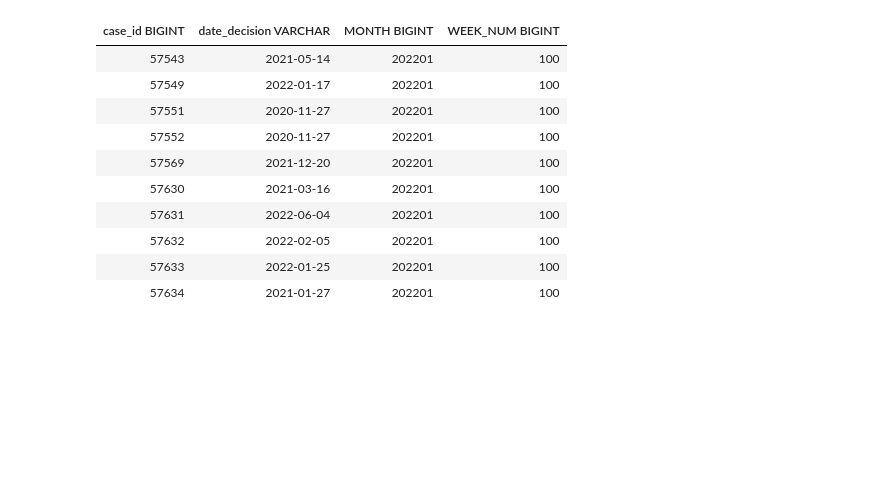
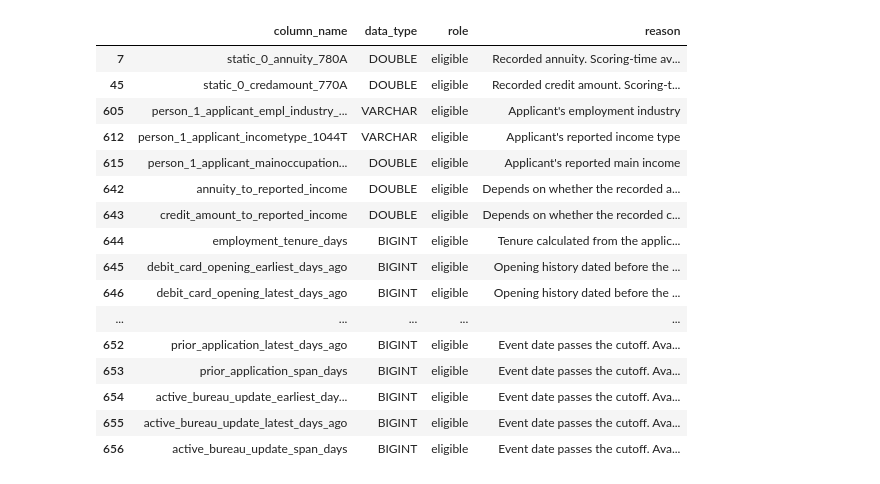
Before and after one commit to GeorgiusBE/mlops-credit-risk, a Jupyter notebook: data_preprocessing/4_model_input_validation.ipynb, the cells around one changed output. Saved outputs shown, nothing was run; the diff lists cells and outputs as text; code cells hidden in the pictures; blank space fills up the shorter version.

Commit message:
Performed model input validation

```diff
--- a/data_preprocessing/4_model_input_validation.ipynb
+++ b/data_preprocessing/4_model_input_validation.ipynb
@@ -1,5 +7,18 @@
 # %%
 from pathlib import Path
 from tempfile import TemporaryDirectory
+
 import duckdb
 import pandas as pd
+
+processed_dir = Path("dataset/processed")
+if not processed_dir.is_dir():
+    processed_dir = Path("../dataset/processed")
+
+engineered_path = processed_dir / "train_base_engineered.parquet"
+if not engineered_path.is_file():
+    raise FileNotFoundError(f"Run notebook 3 to create {engineered_path.resolve()}")
+
+con = duckdb.connect(config={"threads": 2})
+engineered = con.read_parquet(str(engineered_path))
+schema = {name: str(dtype) for name, dtype in zip(engineered.columns, engineered.types)}
@@ -6,5 +34,54 @@ import pandas as pd
 # %%
-con = duckdb.connect(config={"threads": 2, "preserve_insertion_order": False})
-cleaned = con.read_parquet(str(Path("../dataset/raw/test/test_base.parquet")))
-cleaned
+metadata = {
+    "case_id": "Case key for joining and tracing predictions",
+    "date_decision": "Decision date for chronological validation and audit",
+    "WEEK_NUM": "Chronological split and weekly evaluation group",
+    "MONTH": "Calendar grouping for audit",
+}
+
+eligible = {
+    "person_1_applicant_mainoccupationinc_384A": "Applicant's reported main income",
+    "person_1_applicant_incometype_1044T": "Applicant's reported income type",
+    "person_1_applicant_empl_industry_691L": "Applicant's employment industry",
+    "employment_tenure_days": "Tenure calculated from the applicant's employment start",
+    "static_0_annuity_780A": "Recorded annuity. Scoring-time availability is unverified.",
+    "static_0_credamount_770A": "Recorded credit amount. Scoring-time availability is unverified.",
+    "annuity_to_reported_income": "Depends on whether the recorded annuity was known at scoring",
+    "credit_amount_to_reported_income": "Depends on whether the recorded credit amount was known at scoring",
+}
+history_date_reasons = {
+    "debit_card_opening": "Opening history dated before the decision",
+    "deposit_opening": "Opening history dated before the decision",
+    "prior_application": "Event date passes the cutoff. Availability is unverified.",
+    "active_bureau_update": "Event date passes the cutoff. Availability is unverified.",
+}
+for prefix, reason in history_date_reasons.items():
+    for suffix in ("earliest_days_ago", "latest_days_ago", "span_days"):
+        eligible[f"{prefix}_{suffix}"] = reason
+
+required = set(metadata) | {"target"} | set(eligible)
+missing = sorted(required - schema.keys())
+if missing:
+    raise ValueError(f"Missing expected columns from notebook 3: {', '.join(missing)}")
+
+rows = []
+for name, dtype in schema.items():
+    if name in metadata:
+        role, reason = "metadata", metadata[name]
+    elif name == "target":
+        role, reason = "label", "Observed default outcome"
+    elif dtype == "DATE" or dtype.startswith("TIMESTAMP"):
+        role, reason = "excluded", "Raw date retained for audit"
+    elif name in eligible:
+        role, reason = "eligible", eligible[name]
+    else:
+        role, reason = "review", "Review definition and availability at scoring"
+
+    rows.append((name, dtype, role, reason))
+
+feature_inventory = pd.DataFrame(rows, columns=["column_name", "data_type", "role", "reason"])
+eligible_inventory = feature_inventory.loc[feature_inventory["role"].eq("eligible")]
+eligible_features = eligible_inventory["column_name"].tolist()
+display(feature_inventory["role"].value_counts().rename("columns"))
+display(eligible_inventory)
 # %% [output]
@@ -11,11 +95,17 @@ cleaned
-| case_id BIGINT | date_decision VARCHAR | MONTH BIGINT | WEEK_NUM BIGINT |
-| 57543 | 2021-05-14 | 202201 | 100 |
-| 57549 | 2022-01-17 | 202201 | 100 |
-| 57551 | 2020-11-27 | 202201 | 100 |
-| 57552 | 2020-11-27 | 202201 | 100 |
-| 57569 | 2021-12-20 | 202201 | 100 |
-| 57630 | 2021-03-16 | 202201 | 100 |
-| 57631 | 2022-06-04 | 202201 | 100 |
-| 57632 | 2022-02-05 | 202201 | 100 |
-| 57633 | 2022-01-25 | 202201 | 100 |
-| 57634 | 2021-01-27 | 202201 | 100 |
+|  | column_name | data_type | role | reason |
+| 7 | static_0_annuity_780A | DOUBLE | eligible | Recorded annuity. Scoring-time av... |
+| 45 | static_0_credamount_770A | DOUBLE | eligible | Recorded credit amount. Scoring-t... |
+| 605 | person_1_applicant_empl_industry_... | VARCHAR | eligible | Applicant's employment industry |
+| 612 | person_1_applicant_incometype_1044T | VARCHAR | eligible | Applicant's reported income type |
+| 615 | person_1_applicant_mainoccupation... | DOUBLE | eligible | Applicant's reported main income |
+| 642 | annuity_to_reported_income | DOUBLE | eligible | Depends on whether the recorded a... |
+| 643 | credit_amount_to_reported_income | DOUBLE | eligible | Depends on whether the recorded c... |
+| 644 | employment_tenure_days | BIGINT | eligible | Tenure calculated from the applic... |
+| 645 | debit_card_opening_earliest_days_ago | BIGINT | eligible | Opening history dated before the ... |
+| 646 | debit_card_opening_latest_days_ago | BIGINT | eligible | Opening history dated before the ... |
+| ... | ... | ... | ... | ... |
+| 652 | prior_application_latest_days_ago | BIGINT | eligible | Event date passes the cutoff. Ava... |
+| 653 | prior_application_span_days | BIGINT | eligible | Event date passes the cutoff. Ava... |
+| 654 | active_bureau_update_earliest_day... | BIGINT | eligible | Event date passes the cutoff. Ava... |
+| 655 | active_bureau_update_latest_days_ago | BIGINT | eligible | Event date passes the cutoff. Ava... |
+| 656 | active_bureau_update_span_days | BIGINT | eligible | Event date passes the cutoff. Ava... |
```
Also changed, not shown: parts of 10 cells of this notebook, 1 other file.
